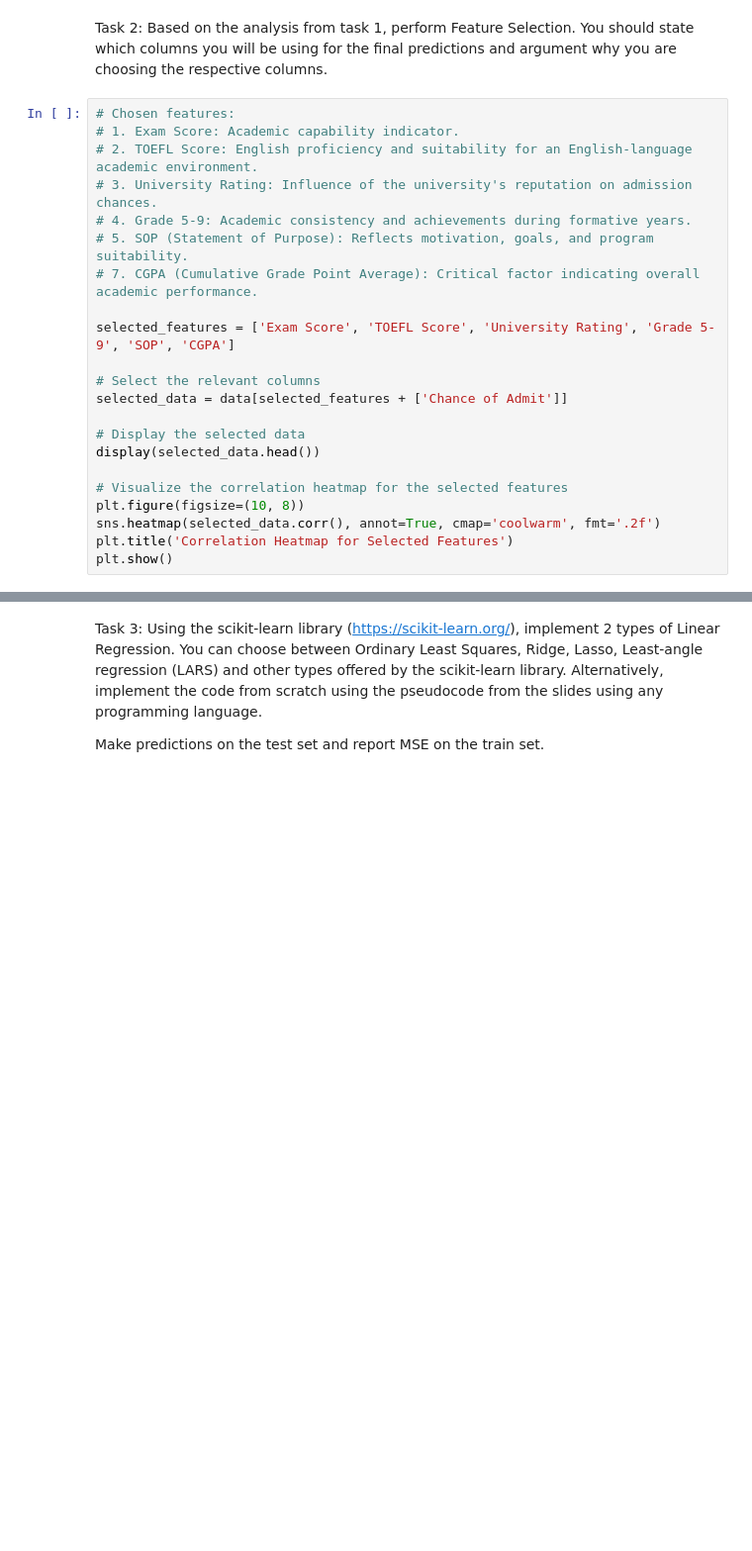
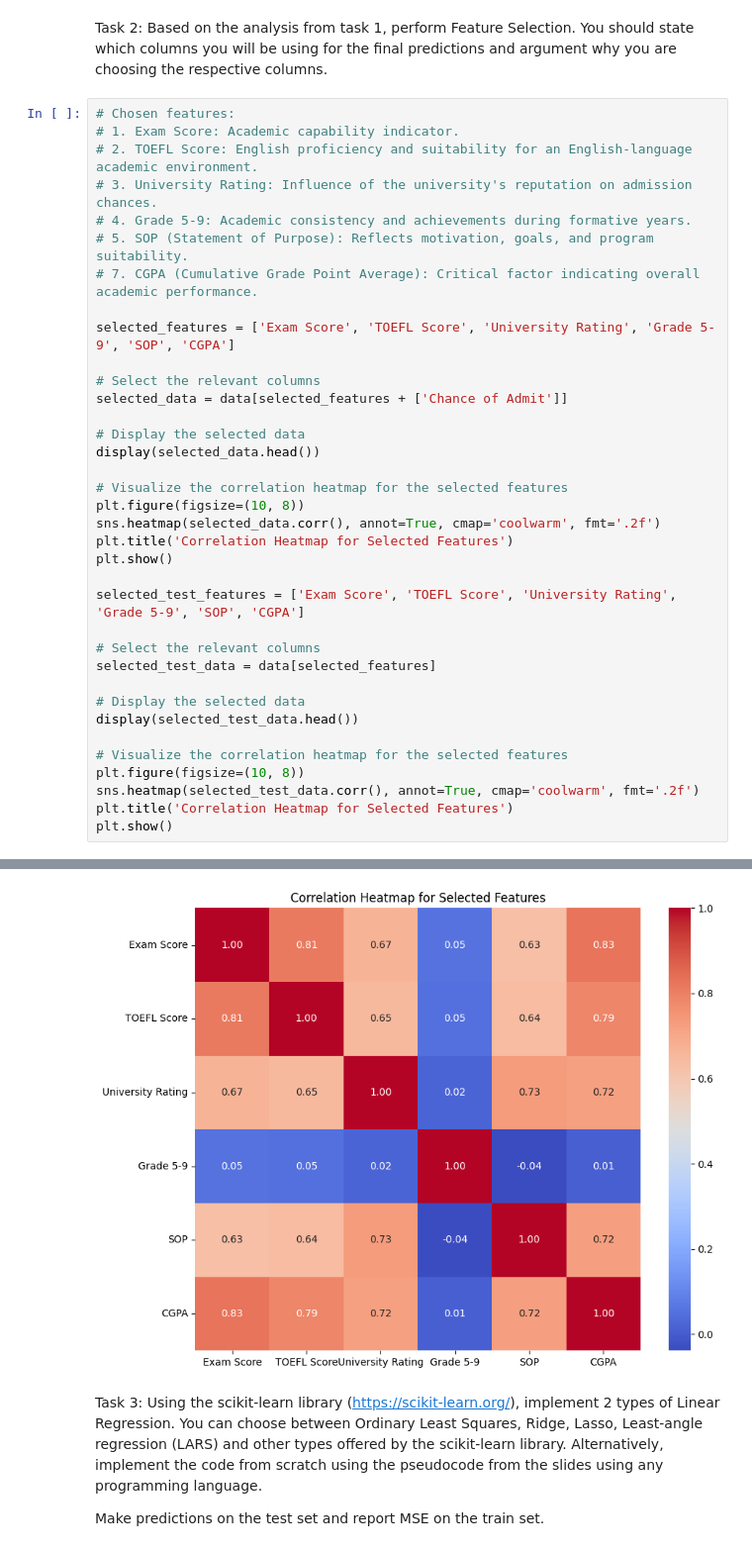
Before and after one commit to eugencic/fundamentals-of-artificial-intelligence, a Jupyter notebook: lab4/lab4.ipynb, the cells around one changed output, grey strips where cells are left out. Shown at 99% size. Cells and saved outputs as stored; diff of their text form; blank space fills up the shorter version.

```diff
--- a/lab4/lab4.ipynb
+++ b/lab4/lab4.ipynb
@@ -75,6 +112,20 @@ plt.figure(figsize=(10, 8))
 sns.heatmap(selected_data.corr(), annot=True, cmap='coolwarm', fmt='.2f')
 plt.title('Correlation Heatmap for Selected Features')
 plt.show()
+
+selected_test_features = ['Exam Score', 'TOEFL Score', 'University Rating', 'Grade 5-9', 'SOP', 'CGPA']
+
+# Select the relevant columns
+selected_test_data = data[selected_features]
+
+# Display the selected data
+display(selected_test_data.head())
+
+# Visualize the correlation heatmap for the selected features
+plt.figure(figsize=(10, 8))
+sns.heatmap(selected_test_data.corr(), annot=True, cmap='coolwarm', fmt='.2f')
+plt.title('Correlation Heatmap for Selected Features')
+plt.show()
 # %% [output]
 |  | Exam Score | TOEFL Score | University Rating | Grade 5-9 | SOP | CGPA | Chance of Admit |
 | 0 | 311 | 103 | 3 | 5.36 | 2.0 | 8.09 | 0.64 |
@@ -86,3 +143,4 @@ plt.show()
+[figure, added]
 # %% [markdown]
 Task 3: Using the scikit-learn library (https://scikit-learn.org/), implement 2 types of Linear Regression. You can choose between Ordinary Least Squares, Ridge, Lasso, Least-angle regression (LARS) and other types offered by the scikit-learn library. Alternatively, implement the code from scratch using the pseudocode from the slides using any programming language.
 
```
Also changed, not shown: parts of 7 cells of this notebook.
